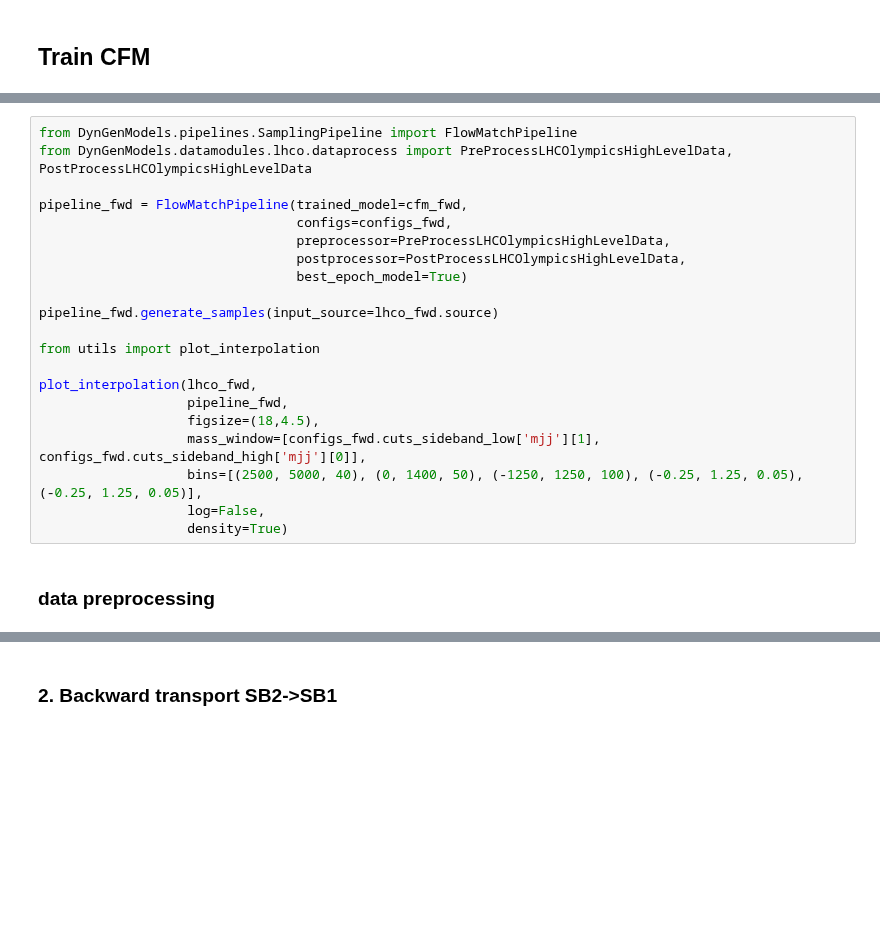
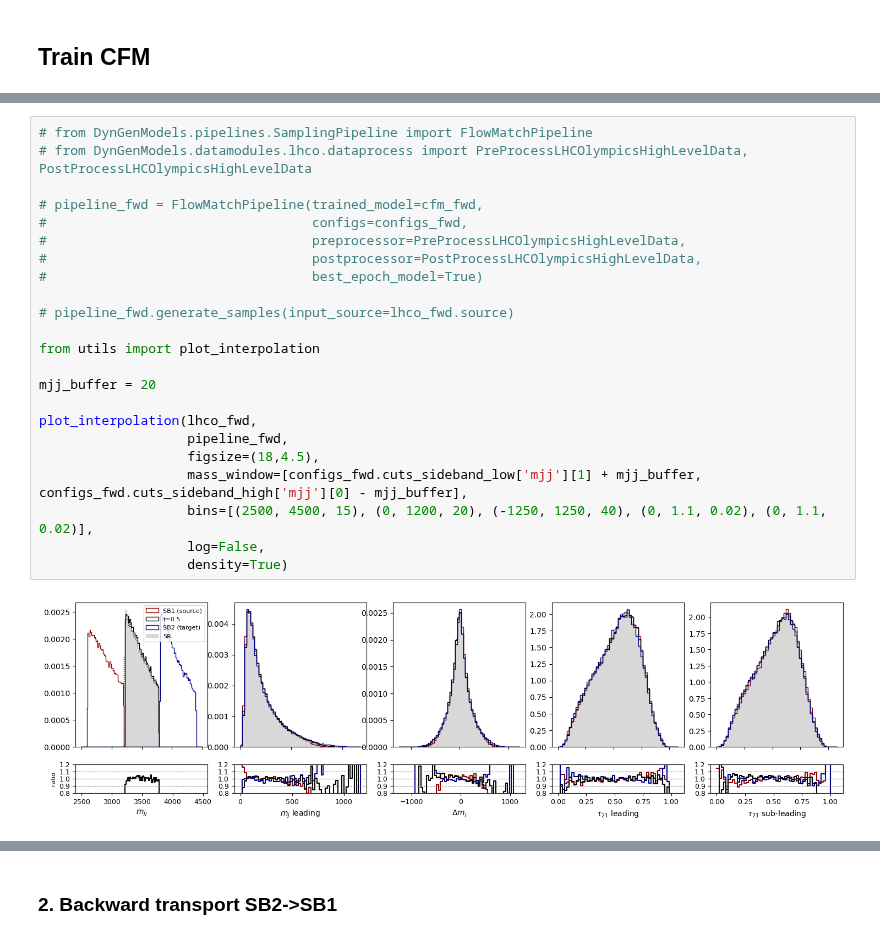
Before and after one commit to dfaroughy/DynGenModels, a Jupyter notebook: experiments/LHCO_olympics/lhco_HighLevel.ipynb, the cells around one changed output, grey strips where cells are left out. Cells and saved outputs as stored; diff of their text form; blank space fills up the shorter version.

```diff
--- a/experiments/LHCO_olympics/lhco_HighLevel.ipynb
+++ b/experiments/LHCO_olympics/lhco_HighLevel.ipynb
@@ -93,23 +125,25 @@ INFO: train size: 129483, validation size: 14387, testing sizes: 0
 # %%
-from DynGenModels.pipelines.SamplingPipeline import FlowMatchPipeline
-from DynGenModels.datamodules.lhco.dataprocess import PreProcessLHCOlympicsHighLevelData, PostProcessLHCOlympicsHighLevelData
+# from DynGenModels.pipelines.SamplingPipeline import FlowMatchPipeline
+# from DynGenModels.datamodules.lhco.dataprocess import PreProcessLHCOlympicsHighLevelData, PostProcessLHCOlympicsHighLevelData
 
-pipeline_fwd = FlowMatchPipeline(trained_model=cfm_fwd,
-                                 configs=configs_fwd,
-                                 preprocessor=PreProcessLHCOlympicsHighLevelData,
-                                 postprocessor=PostProcessLHCOlympicsHighLevelData,
-                                 best_epoch_model=True)
+# pipeline_fwd = FlowMatchPipeline(trained_model=cfm_fwd,
+#                                  configs=configs_fwd,
+#                                  preprocessor=PreProcessLHCOlympicsHighLevelData,
+#                                  postprocessor=PostProcessLHCOlympicsHighLevelData,
+#                                  best_epoch_model=True)
 
-pipeline_fwd.generate_samples(input_source=lhco_fwd.source)
+# pipeline_fwd.generate_samples(input_source=lhco_fwd.source)
 
 from utils import plot_interpolation
+
+mjj_buffer = 20
 
 plot_interpolation(lhco_fwd,
                    pipeline_fwd,
                    figsize=(18,4.5),
-                   mass_window=[configs_fwd.cuts_sideband_low['mjj'][1], configs_fwd.cuts_sideband_high['mjj'][0]],
-                   bins=[(2500, 5000, 40), (0, 1400, 50), (-1250, 1250, 100), (-0.25, 1.25, 0.05), (-0.25, 1.25, 0.05)],
+                   mass_window=[configs_fwd.cuts_sideband_low['mjj'][1] + mjj_buffer, configs_fwd.cuts_sideband_high['mjj'][0] - mjj_buffer],
+                   bins=[(2500, 4500, 15), (0, 1200, 20), (-1250, 1250, 40), (0, 1.1, 0.02), (0, 1.1, 0.02)],
                    log=False,
                    density=True)
+# %% [output]
+[figure, added]
-# %% [markdown]
-### data preprocessing
```
Also changed, not shown: parts of 11 cells of this notebook, 18 other files.
